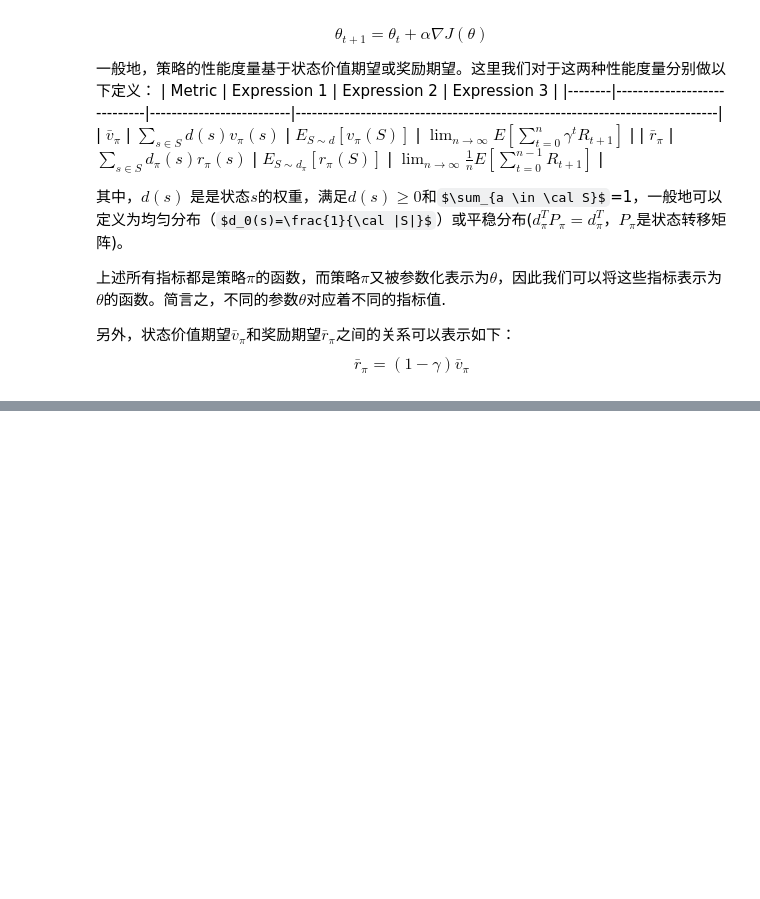
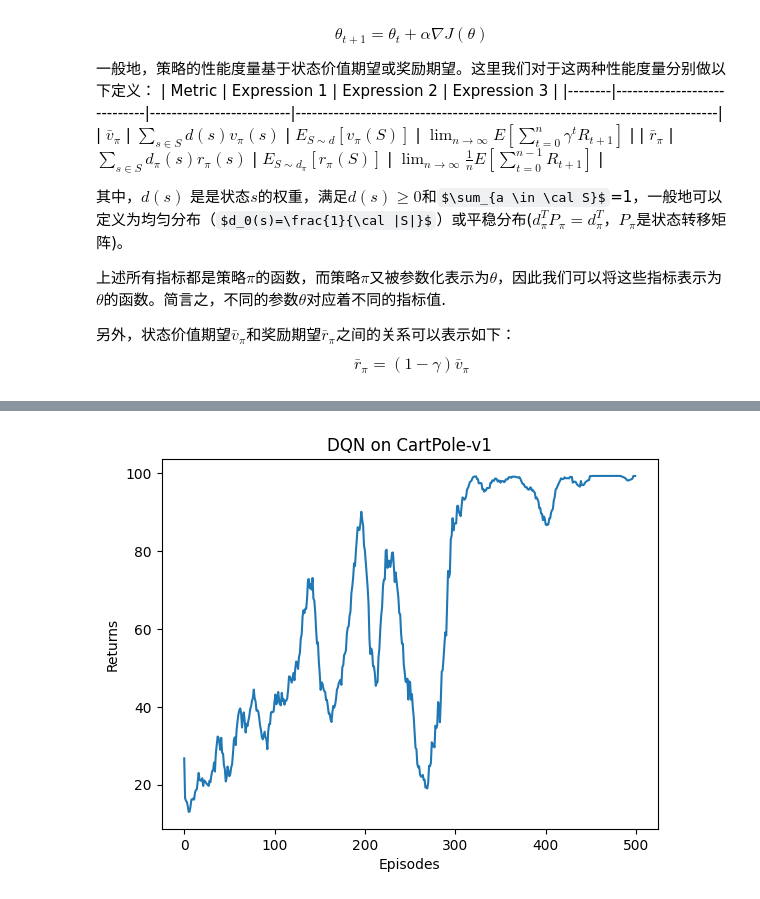
Before and after one commit to kangrl/Deep-Reinforce-Learning, a Jupyter notebook: 03 Algorithms/3.15 Policy Gradient Methods.ipynb, the cells around one changed output, grey strips where cells are left out. Saved outputs shown, nothing was run; the diff lists cells and outputs as text; code cells hidden in the pictures; some formulas as TeX source; blank space fills up the shorter version.

```diff
--- a/03 Algorithms/3.15 Policy Gradient Methods.ipynb
+++ b/03 Algorithms/3.15 Policy Gradient Methods.ipynb
@@ -57,0 +268,9 @@ $$
+# %%
+mv_return = moving_average(agent.returns, 9)
+plt.plot(episodes, mv_return)
+plt.xlabel('Episodes')
+plt.ylabel('Returns')
+plt.title('DQN on {}'.format(name))
+plt.show()
+# %% [output]
+[figure, added]
```
Also changed, not shown: parts of 12 cells of this notebook, 3 other files.
